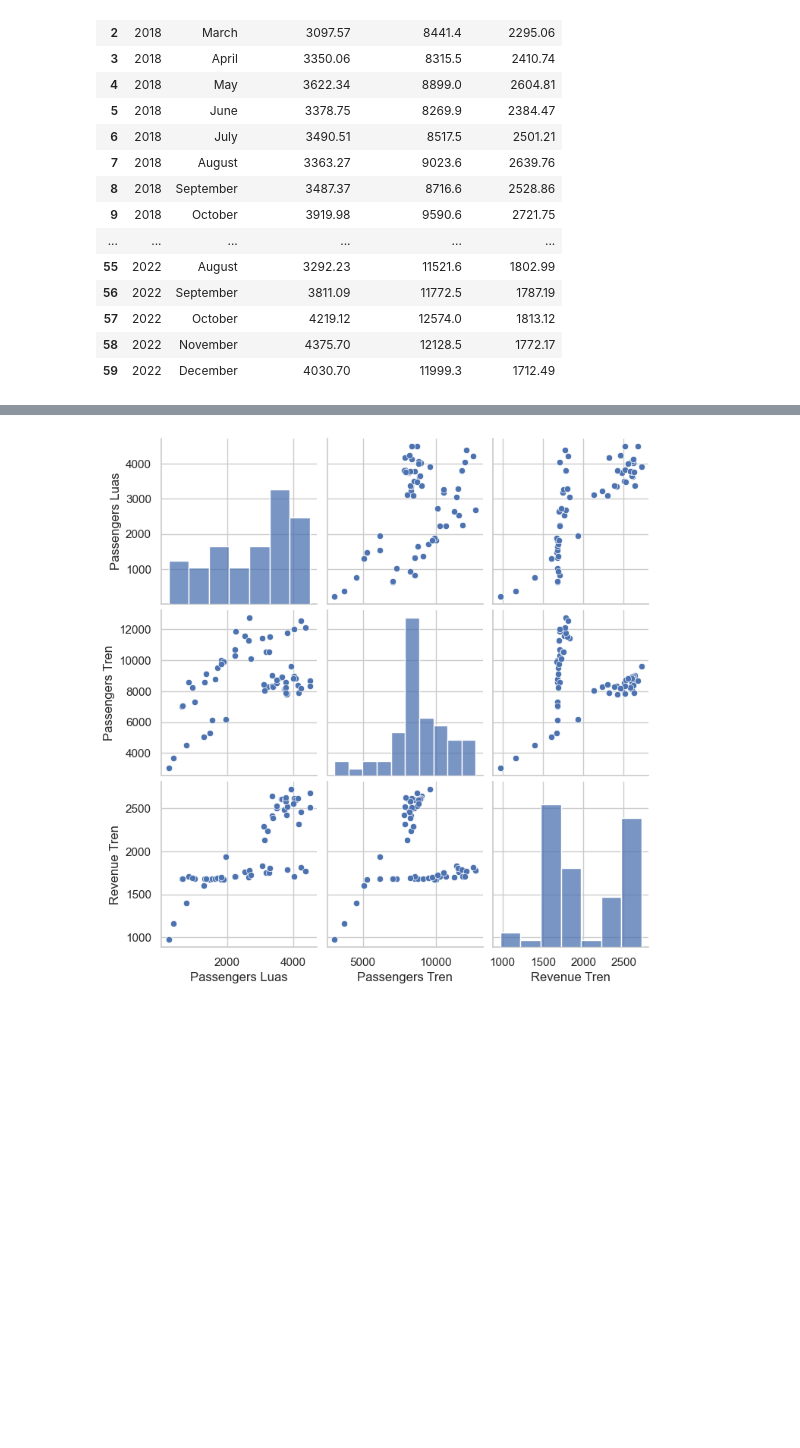
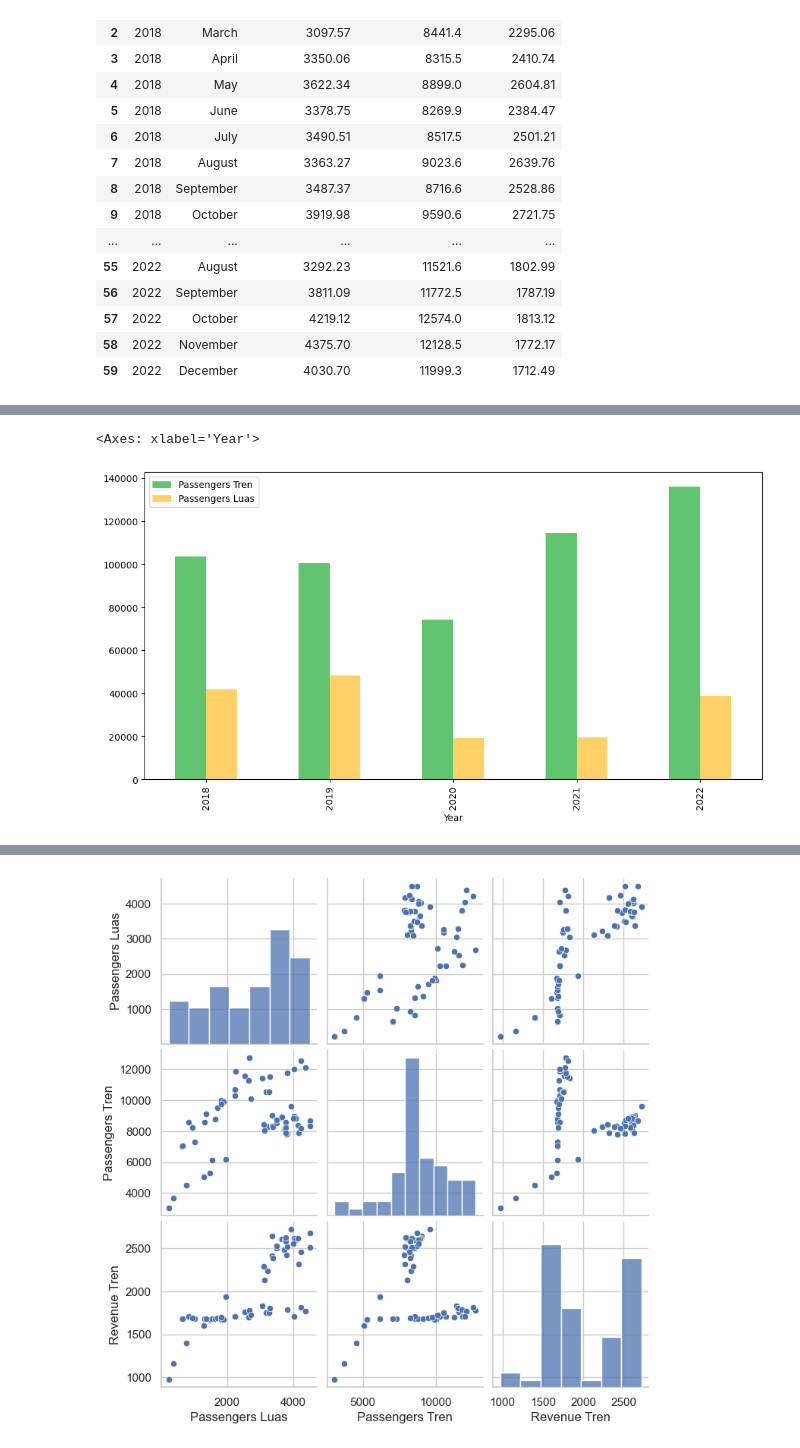
Before and after one commit to EdMendoza93/2023162, a Jupyter notebook: MSC_DA_CA2.ipynb, the cells around one changed output, grey strips where cells are left out. Saved outputs shown, nothing was run; the diff lists cells and outputs as text; code cells hidden in the pictures; blank space fills up the shorter version.

```diff
--- a/MSC_DA_CA2.ipynb
+++ b/MSC_DA_CA2.ipynb
@@ -208,3 +232,11 @@ plt.show()
+# %%
+passengers_df = transport_df.groupby('Year')[['Passengers Tren', 'Passengers Luas']].sum()
+
+
+passengers_df.plot(kind='bar', figsize=(12, 6))
+# %% [output]
+<Axes: xlabel='Year'>
+[figure, added]
 # %%
 sns.barplot(x='Year', y='Passengers Tren', data=transport_df, color='orange', label='Passengers Tren')
 sns.barplot(x='Year', y='Passengers Luas', data=transport_df, color='blue', label='Passengers Luas')
```
Also changed, not shown: parts of 11 cells of this notebook.
